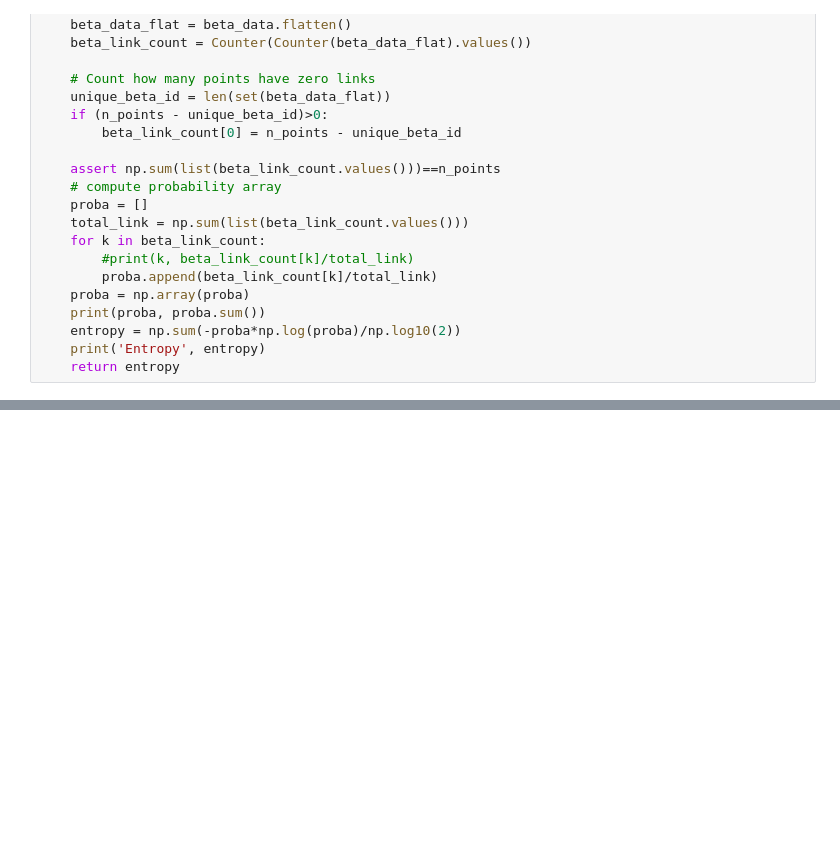
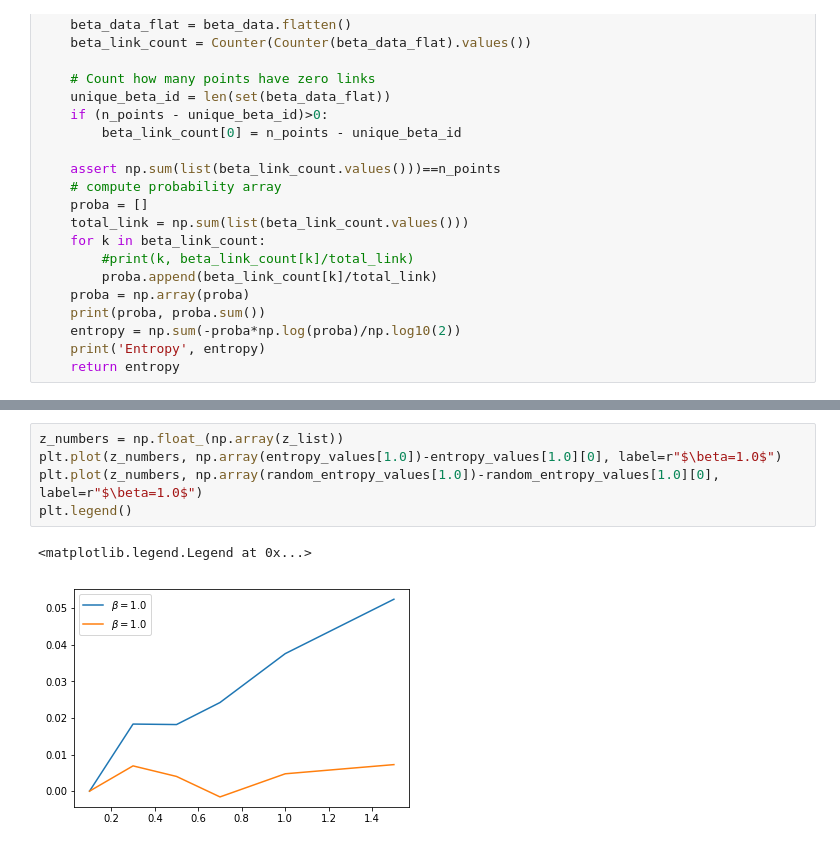
Before and after one commit to forero/BetaEntropy, a Jupyter notebook: code/compute_entropy.ipynb, the cells around one changed output, grey strips where cells are left out. Cells and saved outputs as stored; diff of their text form; blank space fills up the shorter version.

```diff
--- a/code/compute_entropy.ipynb
+++ b/code/compute_entropy.ipynb
@@ -101,0 +141,8 @@ plt.legend()
+# %%
+z_numbers = np.float_(np.array(z_list))
+plt.plot(z_numbers, np.array(entropy_values[1.0])-entropy_values[1.0][0], label=r"$\beta=1.0$")
+plt.plot(z_numbers, np.array(random_entropy_values[1.0])-random_entropy_values[1.0][0], label=r"$\beta=1.0$")
+plt.legend()
+# %% [output]
+<matplotlib.legend.Legend at 0x...>
+[figure, added]
```
Also changed, not shown: parts of 5 cells of this notebook.
